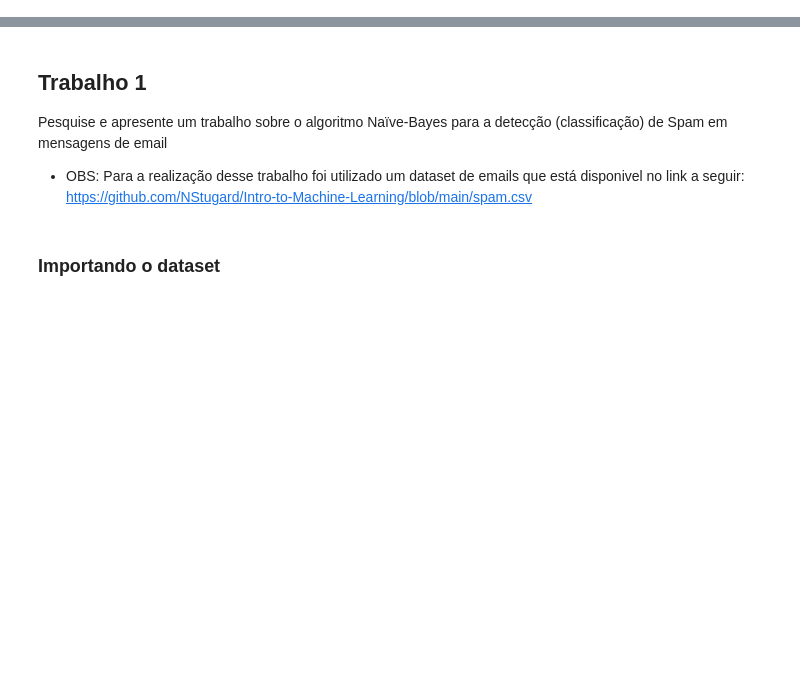
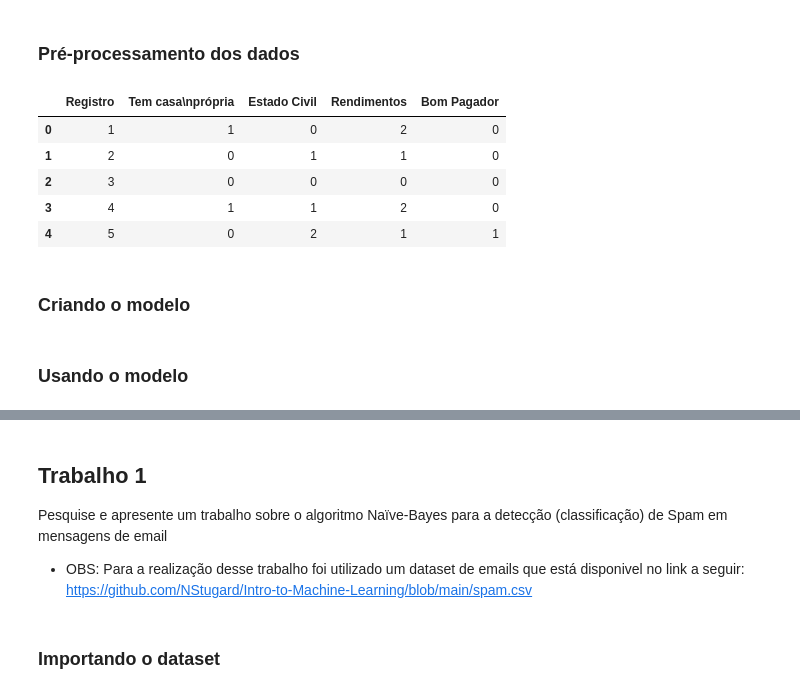
Before and after one commit to rikdantas/Aprendizagem-de-Maquinas, a Jupyter notebook: Lista_1/Lista1_ML.ipynb, the cells around one changed output, grey strips where cells are left out. Cells and saved outputs as stored; diff of their text form; code cells hidden in the pictures; blank space fills up the shorter version.

```diff
--- a/Lista_1/Lista1_ML.ipynb
+++ b/Lista_1/Lista1_ML.ipynb
@@ -7,0 +39,23 @@ Esse notebook foi criado para a realização dos trabalhos da lista 1 da discipl
+# %% [markdown]
+### Pré-processamento dos dados
+# %%
+# Transformando dados categóricos em dados numéricos
+mapeamento_tem_casa_propria = {'Não': 0, 'Sim': 1}
+mapeamento_estado_civil = {'Solteiro': 0, 'Casado': 1, 'Divorciado': 2}
+mapeamento_rendimentos = {'Baixo': 0, 'Médio': 1, 'Alto': 2}
+mapeamento_bom_pagador = {'Não': 0, 'Sim': 1}
+
+# Aplicando os mapeamentos para as colunas correspondentes
+dados_questao2['Tem casa\nprópria'] = dados_questao2['Tem casa\nprópria'].map(mapeamento_tem_casa_propria)
+dados_questao2['Estado Civil'] = dados_questao2['Estado Civil'].map(mapeamento_estado_civil)
+dados_questao2['Rendimentos'] = dados_questao2['Rendimentos'].map(mapeamento_rendimentos)
+dados_questao2['Bom Pagador'] = dados_questao2['Bom Pagador'].map(mapeamento_bom_pagador)
+
+dados_questao2.head()
+# %% [output]
+|  | Registro | Tem casa\nprópria | Estado Civil | Rendimentos | Bom Pagador |
+| 0 | 1 | 1 | 0 | 2 | 0 |
+| 1 | 2 | 0 | 1 | 1 | 0 |
+| 2 | 3 | 0 | 0 | 0 | 0 |
+| 3 | 4 | 1 | 1 | 2 | 0 |
+| 4 | 5 | 0 | 2 | 1 | 1 |
@@ -7,0 +66,2 @@ Esse notebook foi criado para a realização dos trabalhos da lista 1 da discipl
+# %% [markdown]
+### Criando o modelo
@@ -7,0 +71,2 @@ Esse notebook foi criado para a realização dos trabalhos da lista 1 da discipl
+# %% [markdown]
+### Usando o modelo
```
Also changed, not shown: parts of 14 cells of this notebook.
